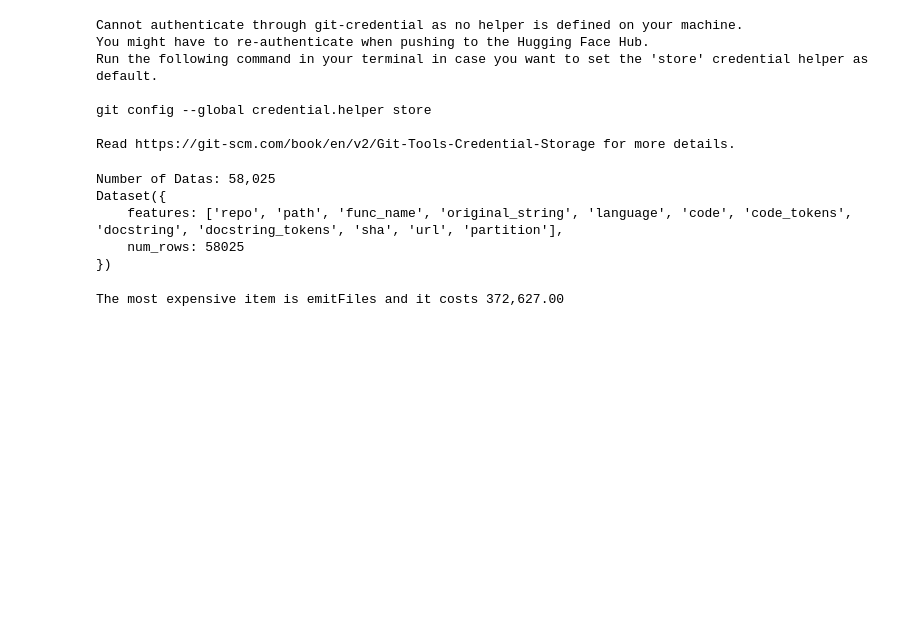
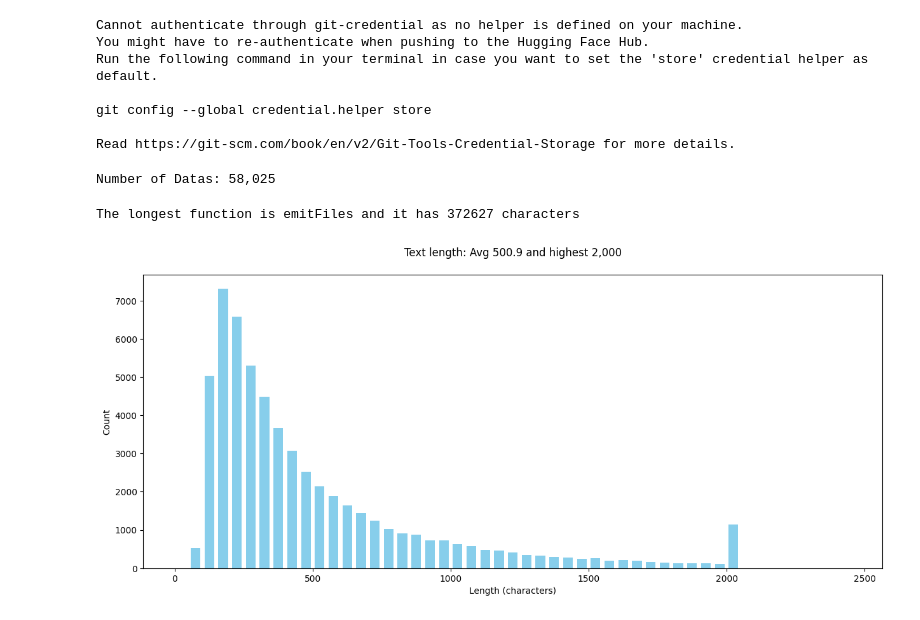
Before and after one commit to Aslam-Naseer/js-complexity-model, a Jupyter notebook: notebooks/01_dataset_load.ipynb, the cells around one changed output. Cells and saved outputs as stored; diff of their text form; code cells hidden in the pictures; blank space fills up the shorter version.

```diff
--- a/notebooks/01_dataset_load.ipynb
+++ b/notebooks/01_dataset_load.ipynb
@@ -25,27 +31,11 @@ Read https://git-scm.com/book/en/v2/Git-Tools-Credential-Storage for more detail
 dataset = load_dataset("semeru/code-text-javascript", split="train")
 # %%
 print(f"Number of Datas: {len(dataset):,}")
-print(dataset)
 # %% [output]
 Number of Datas: 58,025
-Dataset({
-    features: ['repo', 'path', 'func_name', 'original_string', 'language', 'code', 'code_tokens', 'docstring', 'docstring_tokens', 'sha', 'url', 'partition'],
-    num_rows: 58025
-})
 # %%
-
-max_len = 0
-max_item = None
-
-for datapoint in tqdm(dataset):
-    try:
-        cur_len = len(datapoint["original_string"])
-        if cur_len > max_len:
-            max_item = datapoint
-            max_len = cur_len
-    except ValueError:
-        pass
-
-print(f"The most expensive item is {max_item['func_name']} and it costs {max_len:,.2f}")
+TRAIN_SIZE = 5000
+VAL_SIZE = 500
+TEST_SIZE = 500
 # %% [output]
-The most expensive item is emitFiles and it costs 372,627.00
+The longest function is emitFiles and it has 372627 characters
@@ -51,0 +75,11 @@ The most expensive item is emitFiles and it costs 372,627.00
+# %%
+# Plot the distribution of lengths
+
+plt.figure(figsize=(15, 6))
+plt.title(f"Text length: Avg {sum(lengths)/len(lengths):,.1f} and highest {max(lengths):,}\n")
+plt.xlabel('Length (characters)')
+plt.ylabel('Count')
+plt.hist(lengths, rwidth=0.7, color="skyblue", bins=range(0, 2500, 50))
+plt.show()
+# %% [output]
+[figure, added]
```
Also changed, not shown: parts of 5 cells of this notebook, 3 other files.
